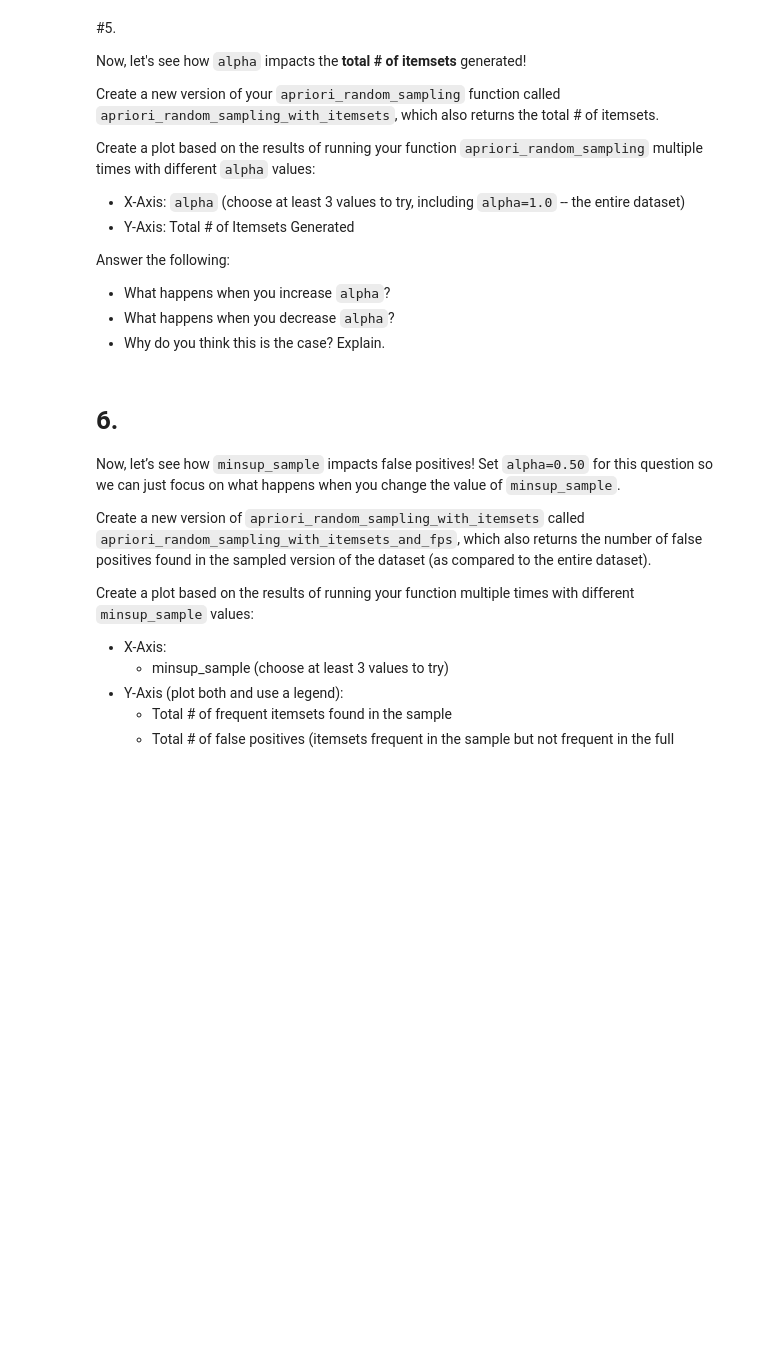
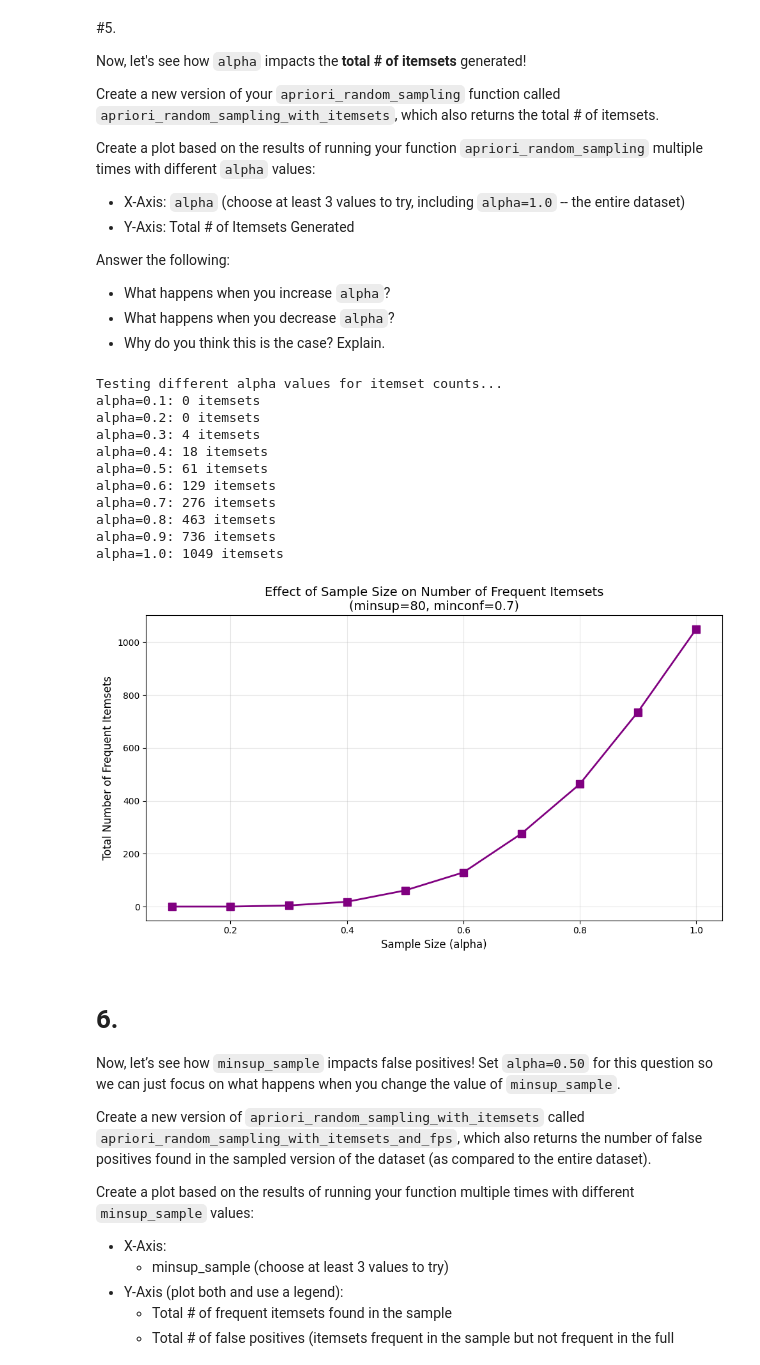
Before and after one commit to Ty700/CSCE_676, a Jupyter notebook: 335009542_HW2.ipynb, the cells around one changed output. Saved outputs shown, nothing was run; the diff lists cells and outputs as text; code cells hidden in the pictures; blank space fills up the shorter version.

```diff
--- a/335009542_HW2.ipynb
+++ b/335009542_HW2.ipynb
@@ -923,6 +1335,58 @@ Answer the following:
 - What happens when you increase `alpha`?
 - What happens when you decrease `alpha`?
 - Why do you think this is the case? Explain.
+# %%
+def apriori_random_sampling_with_itemsets(data, minsup, minconf, alpha, debug=False, random_state=42):
+    np.random.seed(random_state)
+
+    # Sample alpha% of users
+    n_users = len(data)
+    n_sample = int(n_users * alpha)
+    sampled_indices = np.random.choice(data.index, size=n_sample, replace=False)
+    sampled_data = data.loc[sampled_indices]
+
+    # Run apriori
+    itemsets, rules = apriori_binary_format(sampled_data, minsup=minsup, minconf=minconf, debug=debug)
+
+    # Count total itemsets
+    total_itemsets = len(itemsets[0]) + len(itemsets[1]) + len(itemsets[2])
+
+    return itemsets, rules, total_itemsets
+
+# Part 5: Plot alpha vs # of itemsets
+alpha_range = [0.1, 0.2, 0.3, 0.4, 0.5, 0.6, 0.7, 0.8, 0.9, 1.0]
+itemset_counts = []
+
+print("Testing different alpha values for itemset counts...")
+for alpha in alpha_range:
+    _, _, total_itemsets = apriori_random_sampling_with_itemsets(
+        binary_movies, minsup=minsup, minconf=minconf, alpha=alpha, debug=False
+    )
+    itemset_counts.append(total_itemsets)
+    print(f"alpha={alpha}: {total_itemsets} itemsets")
+
+# Create plot
+plt.figure(figsize=(10, 6))
+plt.plot(alpha_range, itemset_counts, marker='s', linewidth=2, markersize=8, color='purple')
+plt.xlabel('Sample Size (alpha)', fontsize=12)
+plt.ylabel('Total Number of Frequent Itemsets', fontsize=12)
+plt.title('Effect of Sample Size on Number of Frequent Itemsets\n(minsup=80, minconf=0.7)', fontsize=14)
+plt.grid(True, alpha=0.3)
+plt.tight_layout()
+plt.show()
+# %% [output]
+Testing different alpha values for itemset counts...
+alpha=0.1: 0 itemsets
+alpha=0.2: 0 itemsets
+alpha=0.3: 4 itemsets
+alpha=0.4: 18 itemsets
+alpha=0.5: 61 itemsets
+alpha=0.6: 129 itemsets
+alpha=0.7: 276 itemsets
+alpha=0.8: 463 itemsets
+alpha=0.9: 736 itemsets
+alpha=1.0: 1049 itemsets
+[figure, added]
 # %% [markdown]
 # 6.
 Now, let’s see how `minsup_sample` impacts false positives! Set `alpha=0.50` for this question so we can just focus on what happens when you change the value of `minsup_sample`.
```
Also changed, not shown: parts of 25 cells of this notebook.
